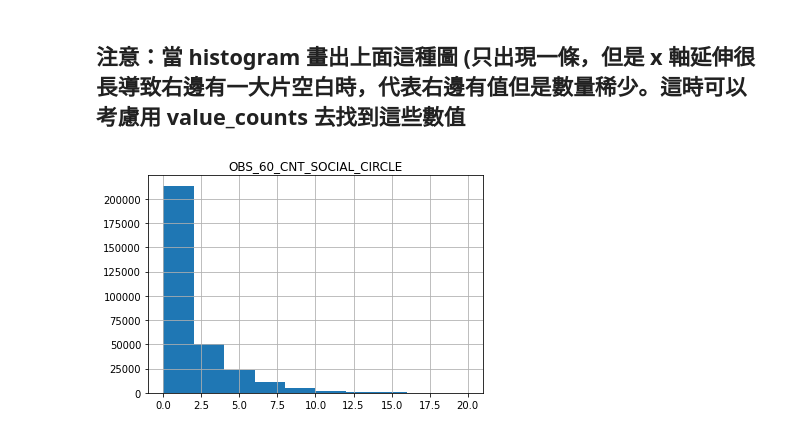
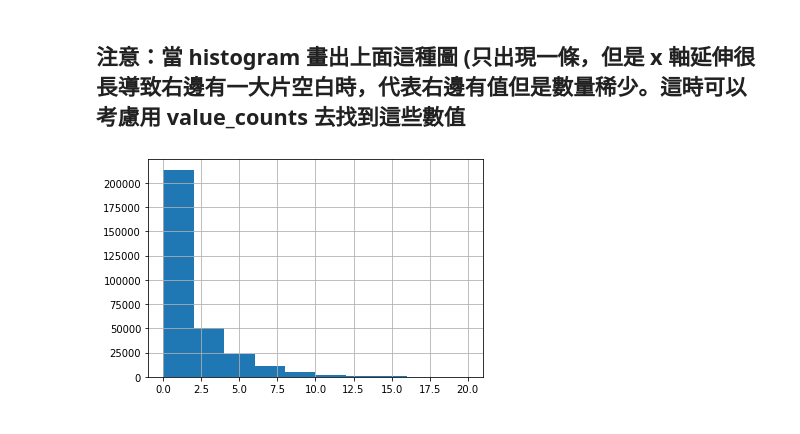
Before and after one commit to yuzonshen/ML100Days, a Jupyter notebook: homework/D009_outliers_detection_HW.ipynb, the cells around one changed output. Cells and saved outputs as stored; diff of their text form; code cells hidden in the pictures.

```diff
--- a/homework/D009_outliers_detection_HW.ipynb
+++ b/homework/D009_outliers_detection_HW.ipynb
@@ -322,14 +325,14 @@ Name: OBS_60_CNT_SOCIAL_CIRCLE, dtype: int64
 # %%
 # 把一些極端值暫時去掉，在繪製一次 Histogram
 # 選擇 OBS_60_CNT_SOCIAL_CIRCLE 小於 20 的資料點繪製
 
 # 另一寫法:
-loc_a = app_train['OBS_60_CNT_SOCIAL_CIRCLE'] <= 20
-loc_b = ['OBS_60_CNT_SOCIAL_CIRCLE']
-app_train.loc[loc_a, loc_b].hist()
+# loc_a = app_train['OBS_60_CNT_SOCIAL_CIRCLE'] <= 20
+# loc_b = ['OBS_60_CNT_SOCIAL_CIRCLE']
+# app_train.loc[loc_a, loc_b].hist()
 
-# app_train[app_train['OBS_60_CNT_SOCIAL_CIRCLE'] <= 20]['OBS_60_CNT_SOCIAL_CIRCLE'].hist()
+app_train[app_train['OBS_60_CNT_SOCIAL_CIRCLE'] <= 20]['OBS_60_CNT_SOCIAL_CIRCLE'].hist()
 
 plt.show()
 # %% [output]
-[figure, old version]
+[figure, new version]
```
Also changed, not shown: parts of 1 cell of this notebook, 1 other file.
